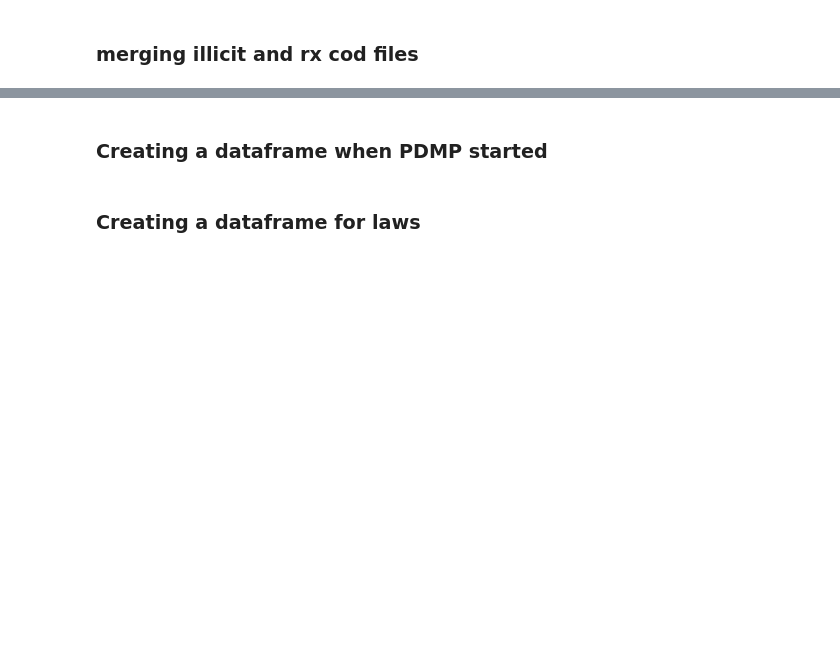
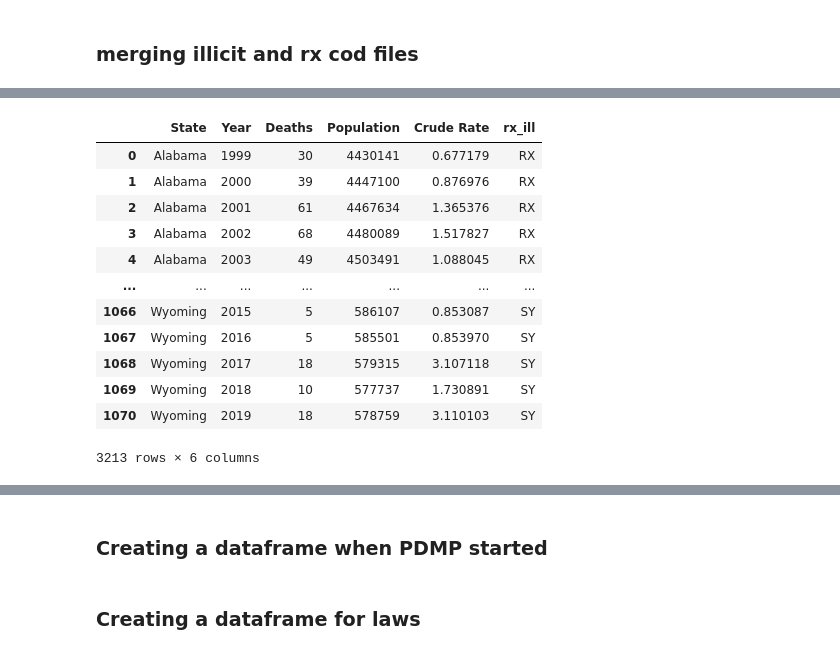
Before and after one commit to dhoza/opioids, a Jupyter notebook: Notebooks/Opioid_Use_and_Abuse.ipynb, the cells around one changed output, grey strips where cells are left out. Cells and saved outputs as stored; diff of their text form; code cells hidden in the pictures; blank space fills up the shorter version.

```diff
--- a/Notebooks/Opioid_Use_and_Abuse.ipynb
+++ b/Notebooks/Opioid_Use_and_Abuse.ipynb
@@ -312,8 +289,22 @@ rx_ill_cod
 # %%
-rx_ill_cod=rx_ill_cod.astype({'Deaths':'int64'})
+rx_ill_synth=rx_ill_synth.astype({'Deaths':'int64'})
 # %%
-rx_ill_cod['Crude Rate']=rx_ill_cod['Deaths']/(rx_ill_cod['Population']/100000)
-rx_ill_cod
+rx_ill_synth['Crude Rate']=rx_ill_synth['Deaths']/(rx_ill_synth['Population']/100000)
+rx_ill_synth
+# %% [output]
+|  | State | Year | Deaths | Population | Crude Rate | rx_ill |
+| 0 | Alabama | 1999 | 30 | 4430141 | 0.677179 | RX |
+| 1 | Alabama | 2000 | 39 | 4447100 | 0.876976 | RX |
+| 2 | Alabama | 2001 | 61 | 4467634 | 1.365376 | RX |
+| 3 | Alabama | 2002 | 68 | 4480089 | 1.517827 | RX |
+| 4 | Alabama | 2003 | 49 | 4503491 | 1.088045 | RX |
+| ... | ... | ... | ... | ... | ... | ... |
+| 1066 | Wyoming | 2015 | 5 | 586107 | 0.853087 | SY |
+| 1067 | Wyoming | 2016 | 5 | 585501 | 0.853970 | SY |
+| 1068 | Wyoming | 2017 | 18 | 579315 | 3.107118 | SY |
+| 1069 | Wyoming | 2018 | 10 | 577737 | 1.730891 | SY |
+| 1070 | Wyoming | 2019 | 18 | 578759 | 3.110103 | SY |
+3213 rows × 6 columns
 # %%
 #rx_ill_cod=rx_ill_cod['Crude Rate'].round(decimals=2)
 #rx_ill_cod=rx_ill_cod.round(2)
```
Also changed, not shown: parts of 19 cells of this notebook, 6 other files.
